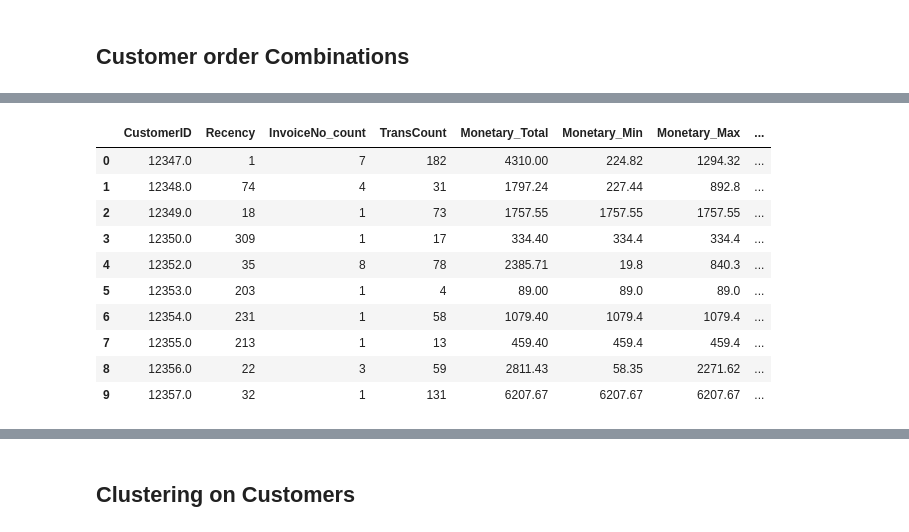
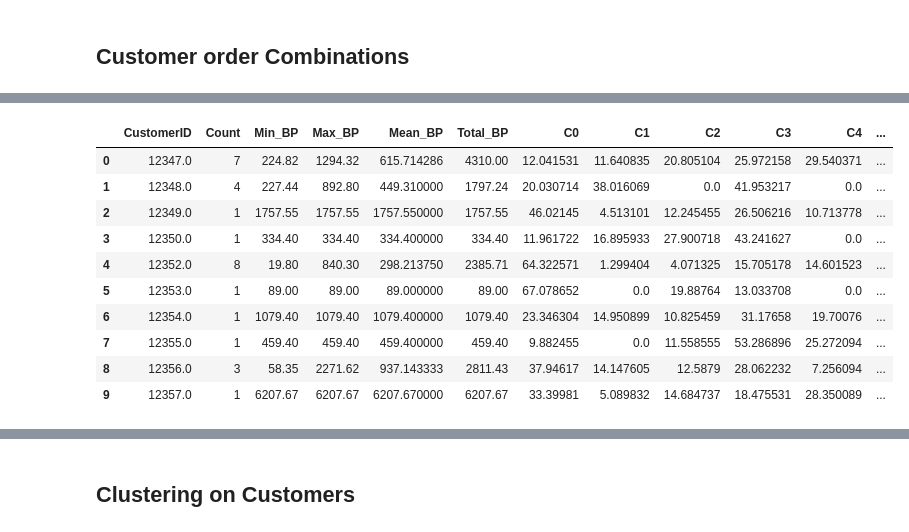
Before and after one commit to shubhjadhav/Customer-Segmentation, a Jupyter notebook: Code/customer-segmentation.ipynb, the cells around one changed output, grey strips where cells are left out. Saved outputs shown, nothing was run; the diff lists cells and outputs as text; code cells hidden in the pictures.

```diff
--- a/Code/customer-segmentation.ipynb
+++ b/Code/customer-segmentation.ipynb
@@ -699,0 +733,10 @@ memory usage: 1.5+ MB
+# %%
+transactions_per_user=customer_df.groupby(by=['CustomerID'])['TotalPrice'].agg(['count','min','max','mean','sum'])
+for i in range(5):
+    col = 'C{}'.format(i)
+    transactions_per_user.loc[:,col] = customer_df.groupby(by=['CustomerID'])[col].sum() /\
+                                            transactions_per_user['sum']*100
+
+transactions_per_user.reset_index(drop = False, inplace = True)
+transactions_per_user.columns = ['CustomerID','Count','Min_BP','Max_BP','Mean_BP','Total_BP','C0','C1','C2','C3','C4']
+transactions_per_user.sort_values('CustomerID', ascending = True)[:5]
@@ -704,12 +752,7 @@ current_date = customer_df['InvoiceDate'].max()
 # %%
-rfm_df = customer_df.groupby('CustomerID').agg({
-    'InvoiceDate': lambda x: (current_date - x.max()).days,  # Recency
-    'InvoiceNo': 'count',                                   # Frequency
-    'TransCount': 'sum',
-    'TotalPrice': ['sum', 'min', 'max', 'mean'] ,                                     # Monetary
-    'C0': 'sum',
-    'C1': 'sum',
-    'C2': 'sum',
-    'C3': 'sum',
-    'C4': 'sum'
+current_date = customer_df['InvoiceDate'].max()
+recency_df = customer_df.groupby('CustomerID').agg({
+    'InvoiceDate': lambda x: (current_date - x.max()).days
 }).reset_index()
+recency_df.columns = ['CustomerID', 'Recency']
+recency_df.head()
@@ -739,0 +766,5 @@ rfm_df.columns = [
+# %%
+# Merging
+
+transactions_per_user = transactions_per_user.merge(recency_df)
+transactions_per_user.head()
@@ -740,20 +787,20 @@ rfm_df.columns = [
 # %%
-rfm_df = rfm_df.merge(customer_cancellations, how='left', on=['CustomerID'])
+rfm_df = transactions_per_user.merge(customer_cancellations, how='left', on=['CustomerID'])
 rfm_df.fillna('0', inplace=True)
-rfm_df['Monetary_Total'] = pd.to_numeric(rfm_df['Monetary_Total'])
+rfm_df['Total_BP'] = pd.to_numeric(rfm_df['Total_BP'])
 rfm_df['cancel_cnt'] = pd.to_numeric(rfm_df['cancel_cnt'])
 rfm_df['cancel_amt'] = pd.to_numeric(rfm_df['cancel_amt'])
-rfm_df['Revenue_Lost_Ratio'] = np.round(rfm_df['cancel_amt'] / rfm_df['Monetary_Total'], 2)
+rfm_df['Revenue_Lost_Ratio'] = np.round(rfm_df['cancel_amt'] / rfm_df['Total_BP'], 2)
 rfm_df.head(n=10)
 # %% [output]
-|  | CustomerID | Recency | InvoiceNo_count | TransCount | Monetary_Total | Monetary_Min | Monetary_Max | ... |
-| 0 | 12347.0 | 1 | 7 | 182 | 4310.00 | 224.82 | 1294.32 | ... |
-| 1 | 12348.0 | 74 | 4 | 31 | 1797.24 | 227.44 | 892.8 | ... |
-| 2 | 12349.0 | 18 | 1 | 73 | 1757.55 | 1757.55 | 1757.55 | ... |
-| 3 | 12350.0 | 309 | 1 | 17 | 334.40 | 334.4 | 334.4 | ... |
-| 4 | 12352.0 | 35 | 8 | 78 | 2385.71 | 19.8 | 840.3 | ... |
-| 5 | 12353.0 | 203 | 1 | 4 | 89.00 | 89.0 | 89.0 | ... |
-| 6 | 12354.0 | 231 | 1 | 58 | 1079.40 | 1079.4 | 1079.4 | ... |
-| 7 | 12355.0 | 213 | 1 | 13 | 459.40 | 459.4 | 459.4 | ... |
-| 8 | 12356.0 | 22 | 3 | 59 | 2811.43 | 58.35 | 2271.62 | ... |
-| 9 | 12357.0 | 32 | 1 | 131 | 6207.67 | 6207.67 | 6207.67 | ... |
+|  | CustomerID | Count | Min_BP | Max_BP | Mean_BP | Total_BP | C0 | C1 | C2 | C3 | C4 | ... |
+| 0 | 12347.0 | 7 | 224.82 | 1294.32 | 615.714286 | 4310.00 | 12.041531 | 11.640835 | 20.805104 | 25.972158 | 29.540371 | ... |
+| 1 | 12348.0 | 4 | 227.44 | 892.80 | 449.310000 | 1797.24 | 20.030714 | 38.016069 | 0.0 | 41.953217 | 0.0 | ... |
+| 2 | 12349.0 | 1 | 1757.55 | 1757.55 | 1757.550000 | 1757.55 | 46.02145 | 4.513101 | 12.245455 | 26.506216 | 10.713778 | ... |
+| 3 | 12350.0 | 1 | 334.40 | 334.40 | 334.400000 | 334.40 | 11.961722 | 16.895933 | 27.900718 | 43.241627 | 0.0 | ... |
+| 4 | 12352.0 | 8 | 19.80 | 840.30 | 298.213750 | 2385.71 | 64.322571 | 1.299404 | 4.071325 | 15.705178 | 14.601523 | ... |
+| 5 | 12353.0 | 1 | 89.00 | 89.00 | 89.000000 | 89.00 | 67.078652 | 0.0 | 19.88764 | 13.033708 | 0.0 | ... |
+| 6 | 12354.0 | 1 | 1079.40 | 1079.40 | 1079.400000 | 1079.40 | 23.346304 | 14.950899 | 10.825459 | 31.17658 | 19.70076 | ... |
+| 7 | 12355.0 | 1 | 459.40 | 459.40 | 459.400000 | 459.40 | 9.882455 | 0.0 | 11.558555 | 53.286896 | 25.272094 | ... |
+| 8 | 12356.0 | 3 | 58.35 | 2271.62 | 937.143333 | 2811.43 | 37.94617 | 14.147605 | 12.5879 | 28.062232 | 7.256094 | ... |
+| 9 | 12357.0 | 1 | 6207.67 | 6207.67 | 6207.670000 | 6207.67 | 33.39981 | 5.089832 | 14.684737 | 18.475531 | 28.350089 | ... |
```
Also changed, not shown: parts of 59 cells of this notebook, 1 other file.
